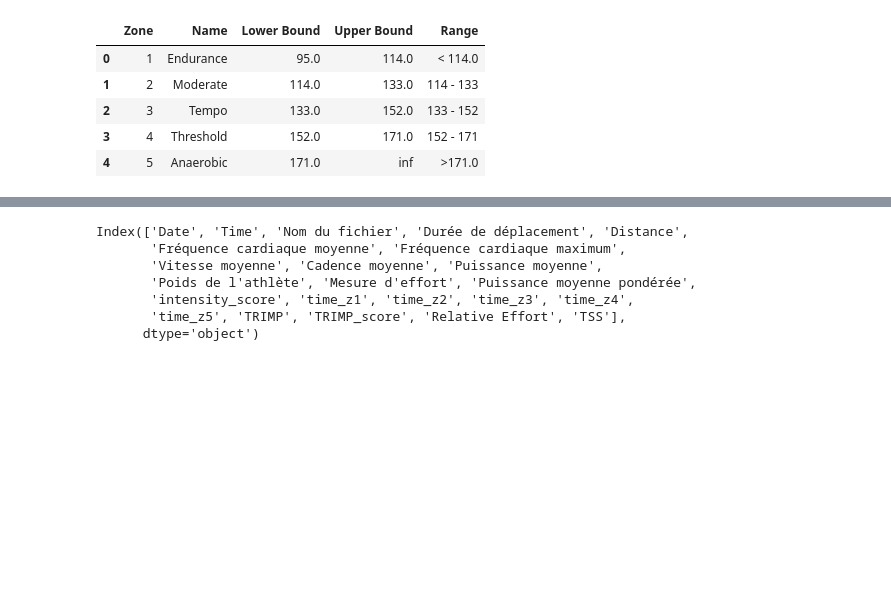
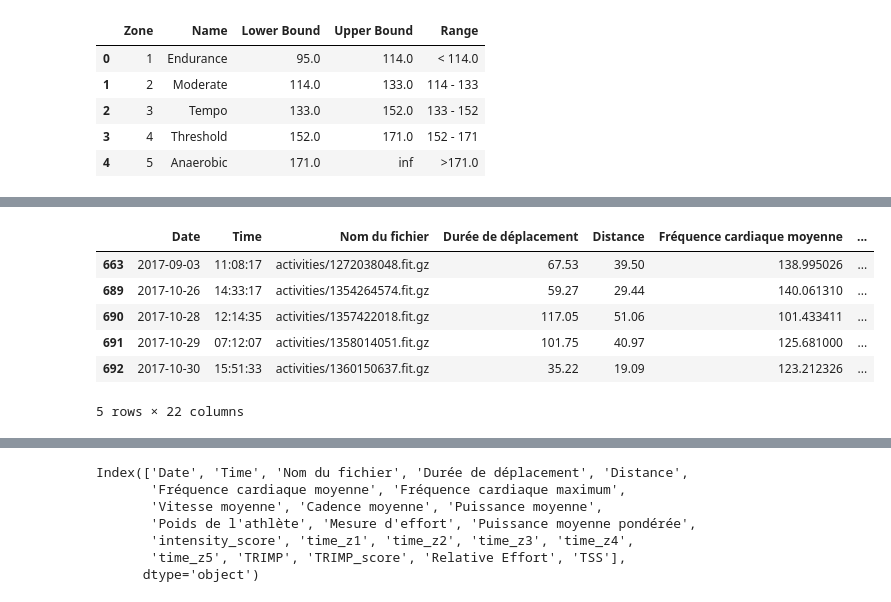
Before and after one commit to chachouswim2/cycling-hour-record, a Jupyter notebook: athlete_profile.ipynb, the cells around one changed output, grey strips where cells are left out. Saved outputs shown, nothing was run; the diff lists cells and outputs as text; code cells hidden in the pictures; blank space fills up the shorter version.

```diff
--- a/athlete_profile.ipynb
+++ b/athlete_profile.ipynb
@@ -374,3 +156,0 @@ ftp = 360
-# %%
-zone_data['TRIMP'] = zone_data['time_z1']*100 + zone_data['time_z2']*200 + zone_data['time_z3']*300 + zone_data['time_z4']*400 +  zone_data['time_z5']*500
-zone_data
@@ -400,3 +156,0 @@ zone_data['TRIMP'].max()
-# %%
-zone_data['TRIMP_score'] = round((zone_data['TRIMP'] / zone_data['TRIMP'].max())*100, 2)
-zone_data
@@ -422,3 +156,0 @@ See the caveats in the documentation: https://pandas.pydata.org/pandas-docs/stab
-# %%
-zone_data['Relative Effort'] = zone_data['TRIMP_score']*(zone_data['Durée de déplacement']/60)
-zone_data
@@ -444,3 +156,0 @@ See the caveats in the documentation: https://pandas.pydata.org/pandas-docs/stab
-# %%
-zone_data["TSS"] = ((zone_data['Durée de déplacement']*60)*zone_data['Puissance moyenne pondérée']*zone_data['intensity_score']) / (ftp*3600)
-zone_data
@@ -465,0 +157,11 @@ See the caveats in the documentation: https://pandas.pydata.org/pandas-docs/stab
+# %%
+zone_data = relative_effort_measure(zone_data)
+zone_data.head()
+# %% [output]
+|  | Date | Time | Nom du fichier | Durée de déplacement | Distance | Fréquence cardiaque moyenne | ... |
+| 663 | 2017-09-03 | 11:08:17 | activities/1272038048.fit.gz | 67.53 | 39.50 | 138.995026 | ... |
+| 689 | 2017-10-26 | 14:33:17 | activities/1354264574.fit.gz | 59.27 | 29.44 | 140.061310 | ... |
+| 690 | 2017-10-28 | 12:14:35 | activities/1357422018.fit.gz | 117.05 | 51.06 | 101.433411 | ... |
+| 691 | 2017-10-29 | 07:12:07 | activities/1358014051.fit.gz | 101.75 | 40.97 | 125.681000 | ... |
+| 692 | 2017-10-30 | 15:51:33 | activities/1360150637.fit.gz | 35.22 | 19.09 | 123.212326 | ... |
+5 rows × 22 columns
```
Also changed, not shown: parts of 42 cells of this notebook, 3 other files.
